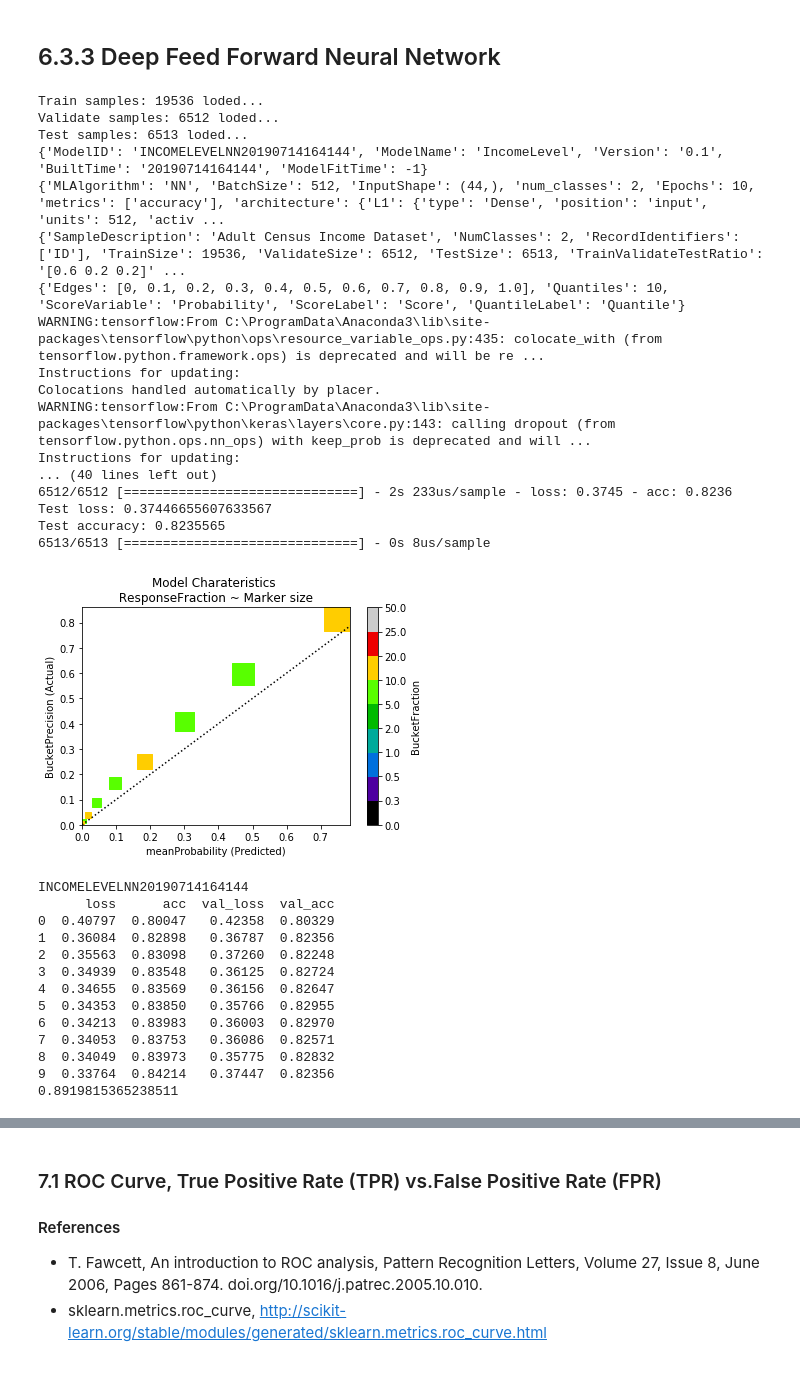
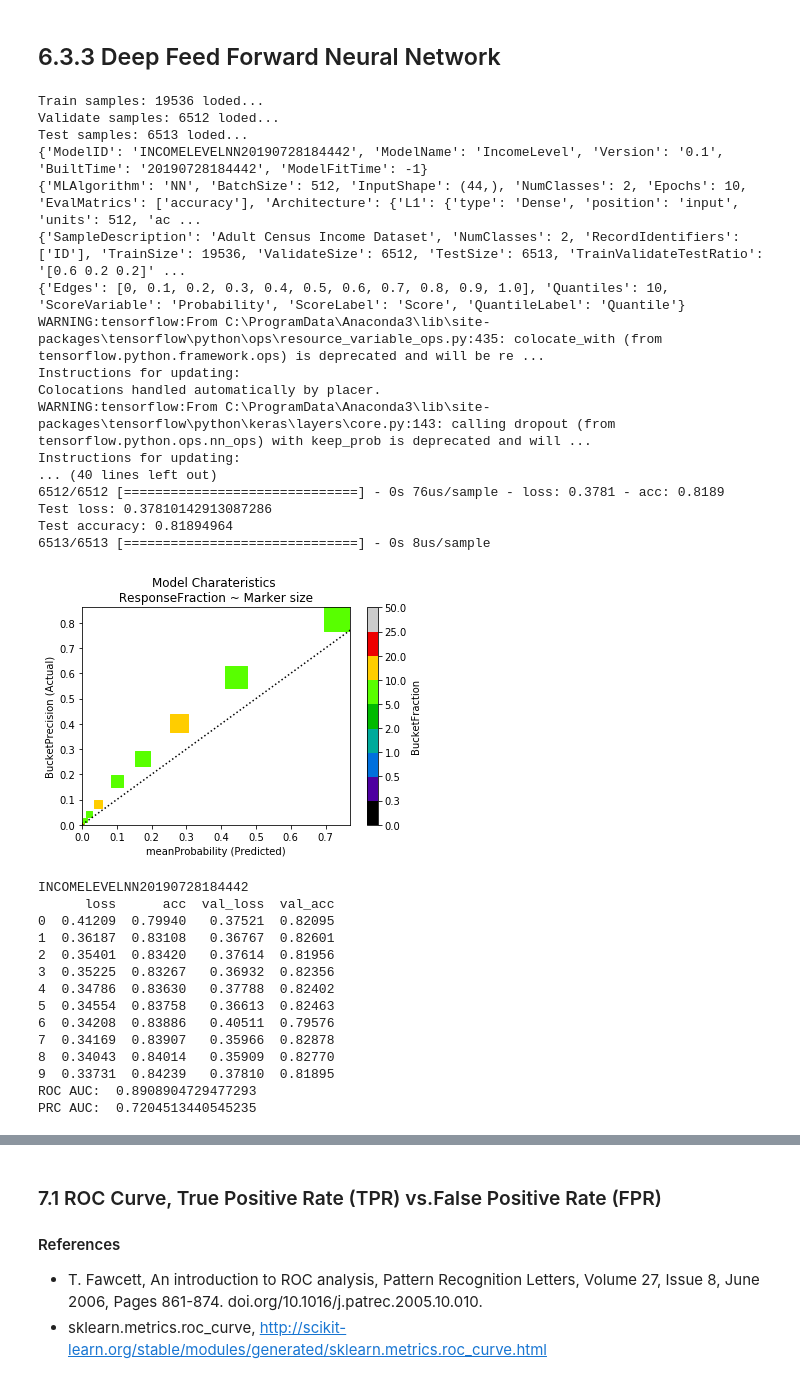
Before and after one commit to mltoolkit/MLToolKit, a Jupyter notebook: MLToolKit Example - Adult Census Income.ipynb, the cells around one changed output, grey strips where cells are left out. Saved outputs shown, nothing was run; the diff lists cells and outputs as text; code cells hidden in the pictures.

```diff
--- a/MLToolKit Example - Adult Census Income.ipynb
+++ b/MLToolKit Example - Adult Census Income.ipynb
@@ -380,0 +616,4 @@ mltk.variable_response(DataFrame=Data, variable=groupVariable, target_variable=t
+# %%
+string_similarity = [{'variable1':'maritalstatus', 'variable2':'relationship', 'string_similarity_variable':None, 'metric':'jaccard', 'case_sensitive':True, 'parameters':{'min_length':1, 'max_length':4000, 'normalize':True}}]
+Data, string_similarity_variables = mltk.create_string_similarity_variables(Data, string_similarity=string_similarity, return_variables=True)
+mltk.histogram(Data, string_similarity_variables[0], n_bins=5, orientation='vertical', show_plot=True)
@@ -380,0 +632,4 @@ mltk.variable_response(DataFrame=Data, variable=groupVariable, target_variable=t
+# %%
+string_counts = [{'variable':'maritalstatus', 'count_variable':'maritalstatusCNT', 'criteria':'*', 'case_sensitive':True}]
+Data, string_counts_variables = mltk.create_string_count_variables(Data, string_counts=string_counts, return_variables=True)
+mltk.histogram(Data, string_counts_variables[0], n_bins=5, orientation='vertical', show_plot=True)
@@ -461,7 +728,7 @@ Test Samples: 6513 [20.0%]
 # %%
 # Run classifier algorithms
 #model_variables = featureVariables
-model_variables = [
+modelVariables = [
 # 'workclass_?',
  'workclass_Federal-gov',
  'workclass_Local-gov',
@@ -721,7 +1008,7 @@ RFModel.model_evaluation['RobustnessTable'].style.background_gradient(cmap='RdYl
 # %% [markdown]
 ## 6.3.3 Deep Feed Forward Neural Network
 # %%
-inputShape = (len(model_variables),)
+inputShape = (len(modelVariables),)
 architecture = {
         'L1':{'type': 'Dense', 'position':'input', 'units': 512, 'activation':'relu', 'input_shape':inputShape},
         'L2':{'type': 'Dense', 'position':'hidden', 'units': 512, 'activation':'relu'},
@@ -731,53 +1018,64 @@ architecture = {
 # %%
 model_parameters = {'MLAlgorithm':'NN',
                     'BatchSize':512,
                    'InputShape':inputShape,
-                   'num_classes':2,
+                   'NumClasses':2,
                    'Epochs':10,
-                   'metrics':['accuracy'],
-                   'architecture':architecture}
+                   'EvalMatrics':['accuracy'],
+                   'Architecture':architecture}
 
-NNModel = mltk.build_ml_model(TrainDataset, ValidateDataset, TestDataset, model_variables, targetVariable,
-                 model_attributes, sample_attributes, model_parameters, score_parameters,
-                          return_model_object=True, show_results=False, show_plot=True)
+NNModel = mltk.build_ml_model(TrainDataset, ValidateDataset, TestDataset,
+                                  model_variables=modelVariables,
+                                  variable_setup = None,
+                                  target_variable=targetVariable,
+                                  model_attributes=model_attributes,
+                                  sample_attributes=sample_attributes,
+                                  model_parameters=model_parameters,
+                                  score_parameters=score_parameters,
+                                  return_model_object=True,
+                                  show_results=False,
+                                  show_plot=True
+                                  )
 # %% [output]
 Train samples: 19536 loded...
 Validate samples: 6512 loded...
 Test samples: 6513 loded...
-{'ModelID': 'INCOMELEVELNN20190714164144', 'ModelName': 'IncomeLevel', 'Version': '0.1', 'BuiltTime': '20190714164144', 'ModelFitTime': -1}
-{'MLAlgorithm': 'NN', 'BatchSize': 512, 'InputShape': (44,), 'num_classes': 2, 'Epochs': 10, 'metrics': ['accuracy'], 'architecture': {'L1': {'type': 'Dense', 'position': 'input', 'units': 512, 'activ ...
+{'ModelID': 'INCOMELEVELNN20190728184442', 'ModelName': 'IncomeLevel', 'Version': '0.1', 'BuiltTime': '20190728184442', 'ModelFitTime': -1}
+{'MLAlgorithm': 'NN', 'BatchSize': 512, 'InputShape': (44,), 'NumClasses': 2, 'Epochs': 10, 'EvalMatrics': ['accuracy'], 'Architecture': {'L1': {'type': 'Dense', 'position': 'input', 'units': 512, 'ac ...
 {'SampleDescription': 'Adult Census Income Dataset', 'NumClasses': 2, 'RecordIdentifiers': ['ID'], 'TrainSize': 19536, 'ValidateSize': 6512, 'TestSize': 6513, 'TrainValidateTestRatio': '[0.6 0.2 0.2]' ...
 {'Edges': [0, 0.1, 0.2, 0.3, 0.4, 0.5, 0.6, 0.7, 0.8, 0.9, 1.0], 'Quantiles': 10, 'ScoreVariable': 'Probability', 'ScoreLabel': 'Score', 'QuantileLabel': 'Quantile'}
 WARNING:tensorflow:From C:\ProgramData\Anaconda3\lib\site-packages\tensorflow\python\ops\resource_variable_ops.py:435: colocate_with (from tensorflow.python.framework.ops) is deprecated and will be re ...
 Instructions for updating:
 Colocations handled automatically by placer.
 WARNING:tensorflow:From C:\ProgramData\Anaconda3\lib\site-packages\tensorflow\python\keras\layers\core.py:143: calling dropout (from tensorflow.python.ops.nn_ops) with keep_prob is deprecated and will ...
 Instructions for updating:
 ... (40 lines left out)
-6512/6512 [==============================] - 2s 233us/sample - loss: 0.3745 - acc: 0.8236
-Test loss: 0.37446655607633567
-Test accuracy: 0.8235565
+6512/6512 [==============================] - 0s 76us/sample - loss: 0.3781 - acc: 0.8189
+Test loss: 0.37810142913087286
+Test accuracy: 0.81894964
 6513/6513 [==============================] - 0s 8us/sample
-[figure, old version]
+[figure, new version]
 # %%
 print(NNModel.model_attributes['ModelID'])
 print(NNModel.model_interpretation['ModelSummary'])
-print(NNModel.model_evaluation['AUC'])
+print('ROC AUC: ', NNModel.get_auc(curve='roc'))
+print('PRC AUC: ', NNModel.get_auc(curve='prc'))
 #print(NNModel.model_evaluation['RobustnessTable'])
 # %% [output]
-INCOMELEVELNN20190714164144
+INCOMELEVELNN20190728184442
       loss      acc  val_loss  val_acc
-0  0.40797  0.80047   0.42358  0.80329
-1  0.36084  0.82898   0.36787  0.82356
-2  0.35563  0.83098   0.37260  0.82248
-3  0.34939  0.83548   0.36125  0.82724
-4  0.34655  0.83569   0.36156  0.82647
-5  0.34353  0.83850   0.35766  0.82955
-6  0.34213  0.83983   0.36003  0.82970
-7  0.34053  0.83753   0.36086  0.82571
-8  0.34049  0.83973   0.35775  0.82832
-9  0.33764  0.84214   0.37447  0.82356
-0.8919815365238511
+0  0.41209  0.79940   0.37521  0.82095
+1  0.36187  0.83108   0.36767  0.82601
+2  0.35401  0.83420   0.37614  0.81956
+3  0.35225  0.83267   0.36932  0.82356
+4  0.34786  0.83630   0.37788  0.82402
+5  0.34554  0.83758   0.36613  0.82463
+6  0.34208  0.83886   0.40511  0.79576
+7  0.34169  0.83907   0.35966  0.82878
+8  0.34043  0.84014   0.35909  0.82770
+9  0.33731  0.84239   0.37810  0.81895
+ROC AUC:  0.8908904729477293
+PRC AUC:  0.7204513440545235
 # %%
 NNModel.model_evaluation['RobustnessTable'].style.background_gradient(cmap='RdYlGn').set_precision(3)
 # %% [output]
```
Also changed, not shown: parts of 64 cells of this notebook.
